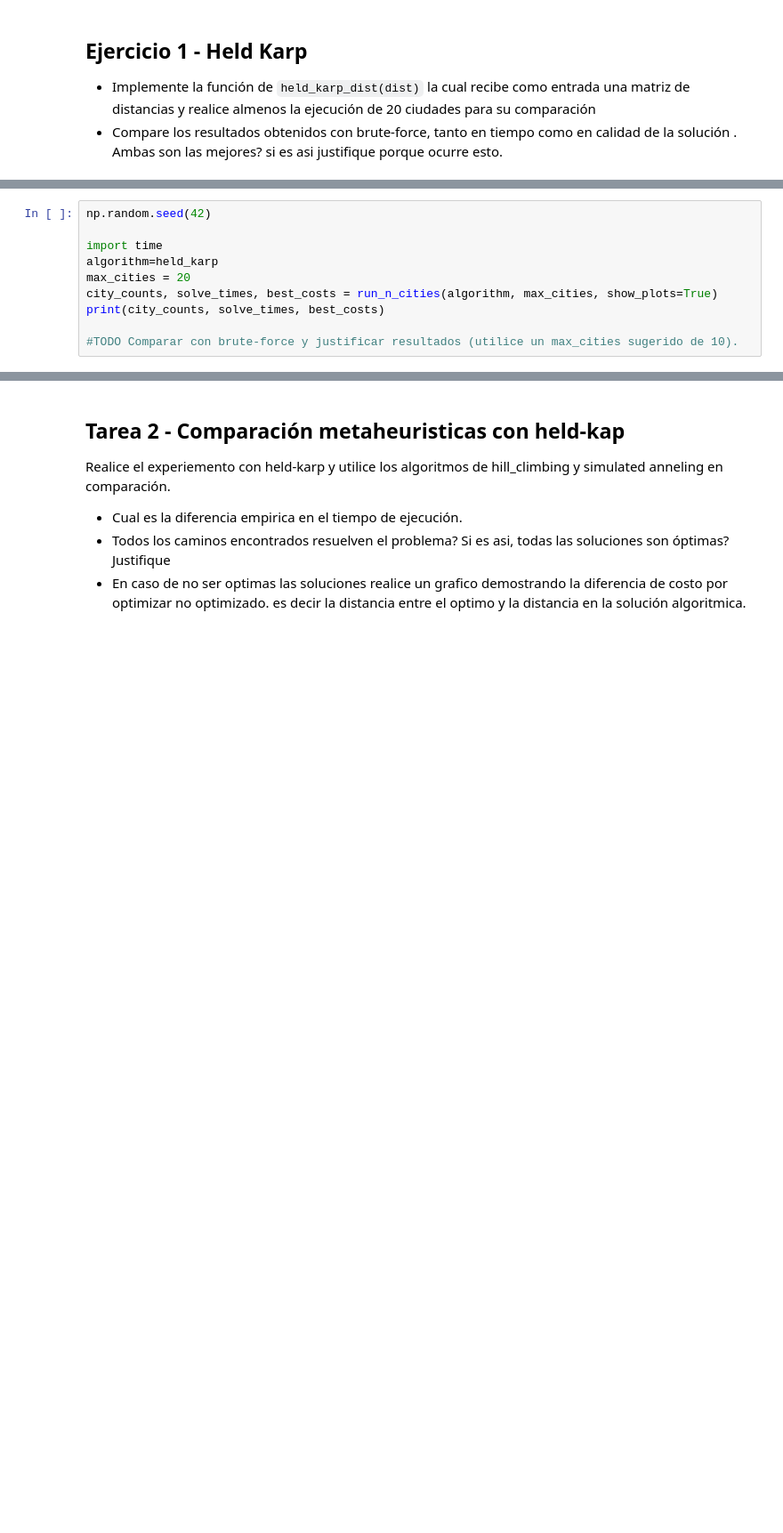
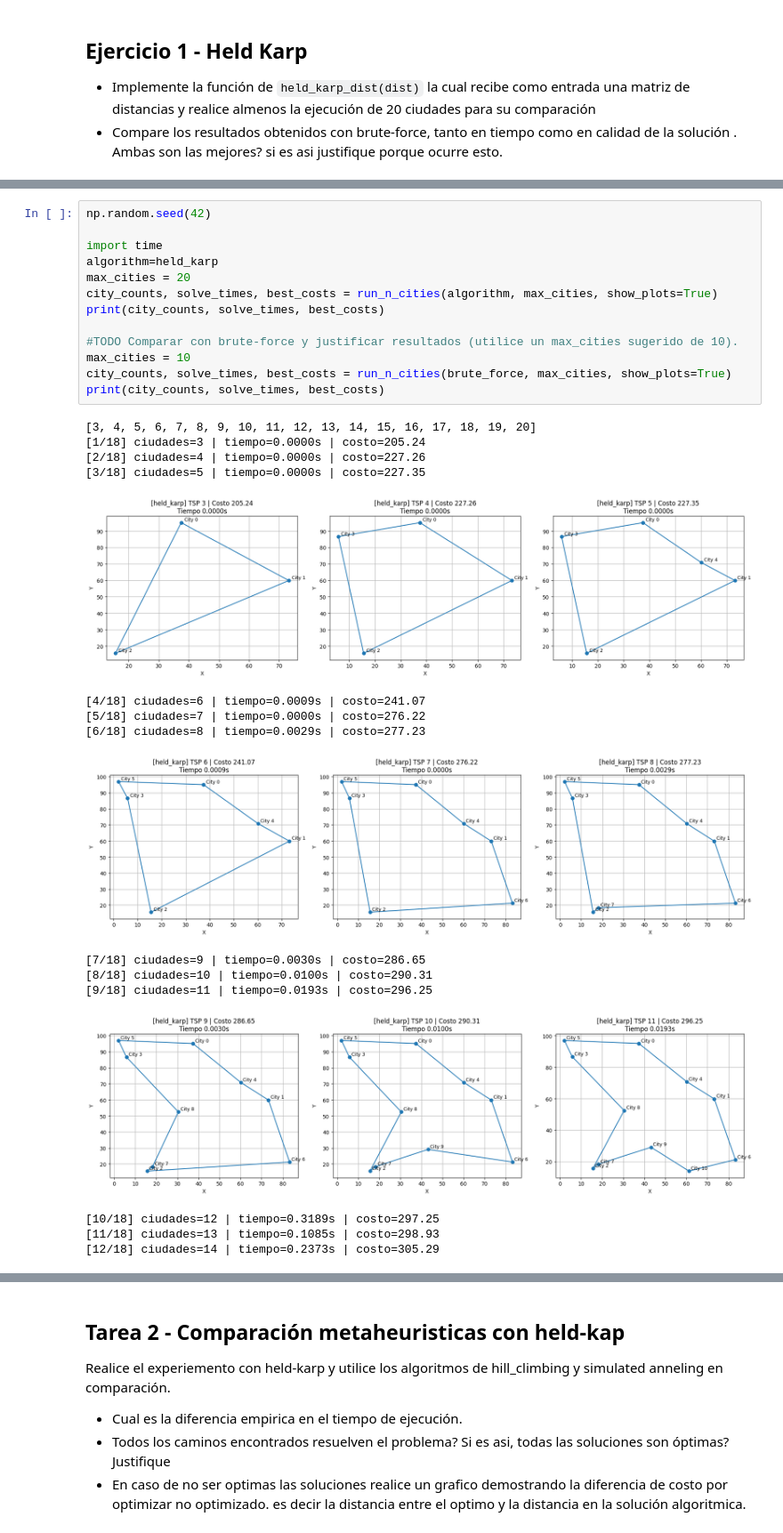
Before and after one commit to aleaurre/ALGABO, a Jupyter notebook: TemaIV_ProgramaciónDinámica/UT4 - Tarea 3.ipynb, the cells around one changed output, grey strips where cells are left out. Shown at 89% size. Cells and saved outputs as stored; diff of their text form; blank space fills up the shorter version.

```diff
--- a/TemaIV_ProgramaciónDinámica/UT4 - Tarea 3.ipynb
+++ b/TemaIV_ProgramaciónDinámica/UT4 - Tarea 3.ipynb
@@ -489,10 +581,30 @@ def held_karp_dist(dist: List[List[float]]) -> Tuple[float, List[int]]:
 # %%
 np.random.seed(42)
 
 import time
 algorithm=held_karp
 max_cities = 20
 city_counts, solve_times, best_costs = run_n_cities(algorithm, max_cities, show_plots=True)
 print(city_counts, solve_times, best_costs)
 
 #TODO Comparar con brute-force y justificar resultados (utilice un max_cities sugerido de 10).
+max_cities = 10
+city_counts, solve_times, best_costs = run_n_cities(brute_force, max_cities, show_plots=True)
+print(city_counts, solve_times, best_costs)
+# %% [output]
+[3, 4, 5, 6, 7, 8, 9, 10, 11, 12, 13, 14, 15, 16, 17, 18, 19, 20]
+[1/18] ciudades=3 | tiempo=0.0000s | costo=205.24
+[2/18] ciudades=4 | tiempo=0.0000s | costo=227.26
+[3/18] ciudades=5 | tiempo=0.0000s | costo=227.35
+[figure, added]
+[4/18] ciudades=6 | tiempo=0.0009s | costo=241.07
+[5/18] ciudades=7 | tiempo=0.0000s | costo=276.22
+[6/18] ciudades=8 | tiempo=0.0029s | costo=277.23
+[figure, added]
+[7/18] ciudades=9 | tiempo=0.0030s | costo=286.65
+[8/18] ciudades=10 | tiempo=0.0100s | costo=290.31
+[9/18] ciudades=11 | tiempo=0.0193s | costo=296.25
+[figure, added]
+[10/18] ciudades=12 | tiempo=0.3189s | costo=297.25
+[11/18] ciudades=13 | tiempo=0.1085s | costo=298.93
+[12/18] ciudades=14 | tiempo=0.2373s | costo=305.29
```
Also changed, not shown: parts of 13 cells of this notebook.
